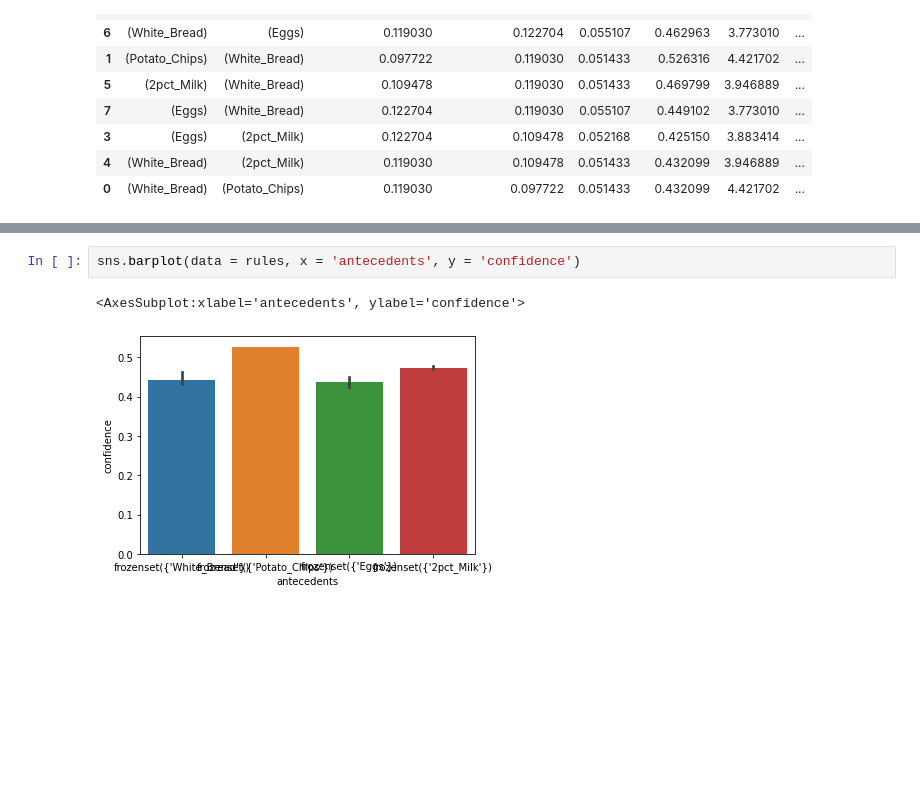
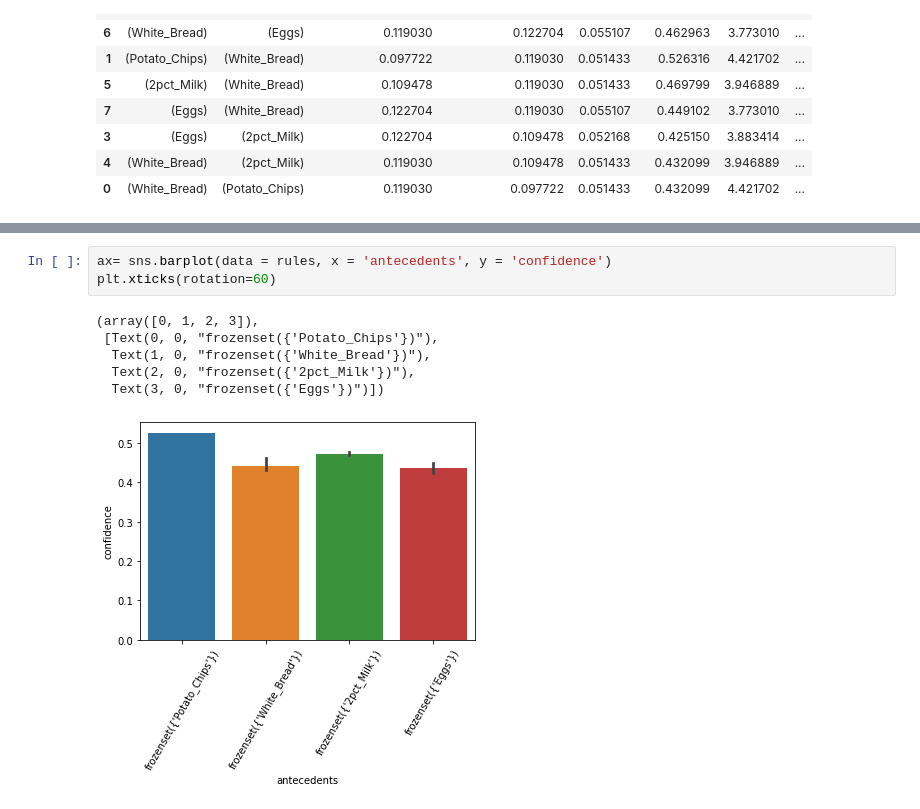
Before and after one commit to Gabrieleas10/Market_Basket_Analysis, a Jupyter notebook: mba_mlxtend.ipynb, the cells around one changed output, grey strips where cells are left out. Cells and saved outputs as stored; diff of their text form; blank space fills up the shorter version.

```diff
--- a/mba_mlxtend.ipynb
+++ b/mba_mlxtend.ipynb
@@ -100,6 +97,11 @@ rules.sort_values(by= 'confidence',ascending=False)
 | 3 | (Eggs) | (2pct_Milk) | 0.122704 | 0.109478 | 0.052168 | 0.425150 | 3.883414 | ... |
 # %%
-sns.barplot(data = rules, x = 'antecedents', y = 'confidence')
+ax= sns.barplot(data = rules, x = 'antecedents', y = 'confidence')
+plt.xticks(rotation=60)
 # %% [output]
-<AxesSubplot:xlabel='antecedents', ylabel='confidence'>
+(array([0, 1, 2, 3]),
+ [Text(0, 0, "frozenset({'Potato_Chips'})"),
+  Text(1, 0, "frozenset({'White_Bread'})"),
+  Text(2, 0, "frozenset({'2pct_Milk'})"),
+  Text(3, 0, "frozenset({'Eggs'})")])
-[figure, old version]
+[figure, new version]
```
Also changed, not shown: parts of 8 cells of this notebook.
